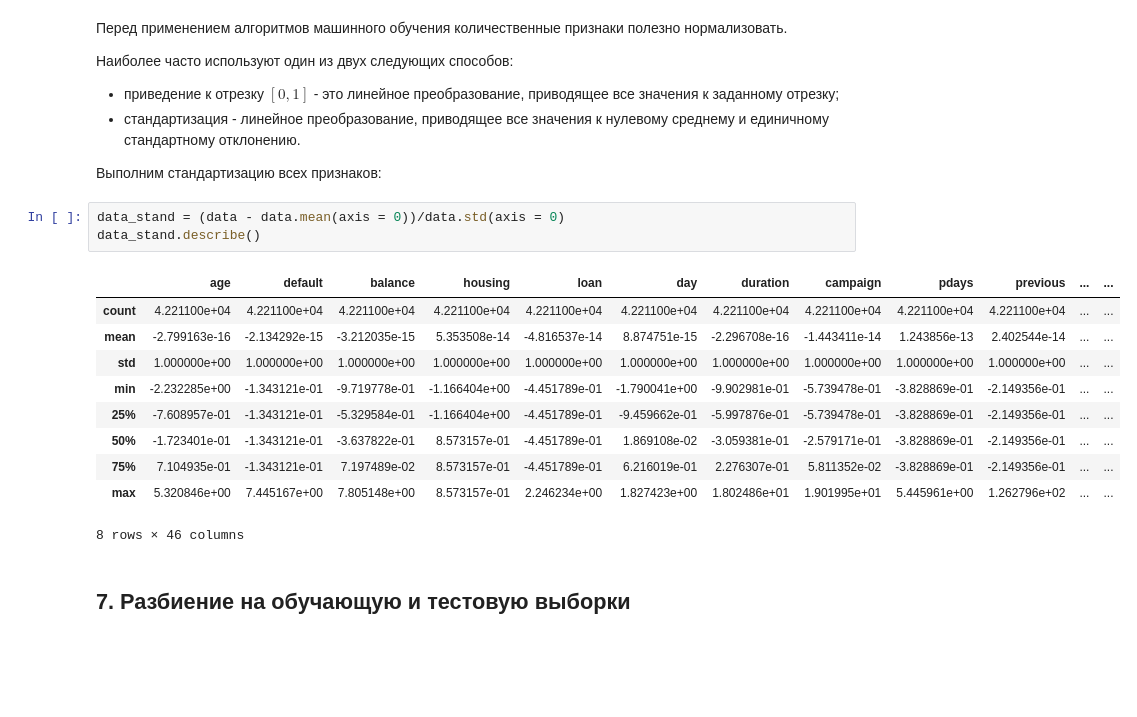
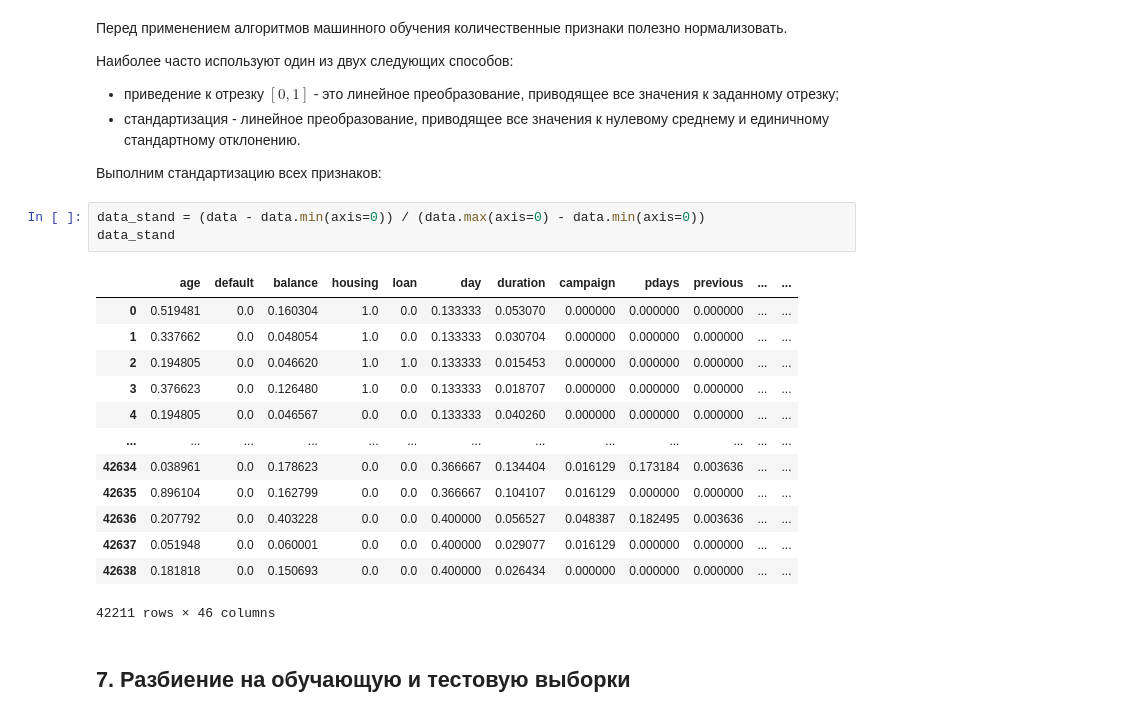
Before and after one commit to shekotilova-yuliya/machine-learning, a Jupyter notebook: bank_customers.ipynb, the cells around one changed output. Drawn from its saved outputs; the diff is of its cells as text; blank space fills up the shorter version.

```diff
--- a/bank_customers.ipynb
+++ b/bank_customers.ipynb
@@ -451,19 +451,22 @@ data = data.drop(['poutcome'], axis=1)
 
 Выполним стандартизацию всех признаков:
 # %%
-data_stand = (data - data.mean(axis = 0))/data.std(axis = 0)
-data_stand.describe()
+data_stand = (data - data.min(axis=0)) / (data.max(axis=0) - data.min(axis=0))
+data_stand
 # %% [output]
 |  | age | default | balance | housing | loan | day | duration | campaign | pdays | previous | ... | ... |
-| count | 4.221100e+04 | 4.221100e+04 | 4.221100e+04 | 4.221100e+04 | 4.221100e+04 | 4.221100e+04 | 4.221100e+04 | 4.221100e+04 | 4.221100e+04 | 4.221100e+04 | ... | ... |
-| mean | -2.799163e-16 | -2.134292e-15 | -3.212035e-15 | 5.353508e-14 | -4.816537e-14 | 8.874751e-15 | -2.296708e-16 | -1.443411e-14 | 1.243856e-13 | 2.402544e-14 | ... | ... |
-| std | 1.000000e+00 | 1.000000e+00 | 1.000000e+00 | 1.000000e+00 | 1.000000e+00 | 1.000000e+00 | 1.000000e+00 | 1.000000e+00 | 1.000000e+00 | 1.000000e+00 | ... | ... |
-| min | -2.232285e+00 | -1.343121e-01 | -9.719778e-01 | -1.166404e+00 | -4.451789e-01 | -1.790041e+00 | -9.902981e-01 | -5.739478e-01 | -3.828869e-01 | -2.149356e-01 | ... | ... |
-| 25% | -7.608957e-01 | -1.343121e-01 | -5.329584e-01 | -1.166404e+00 | -4.451789e-01 | -9.459662e-01 | -5.997876e-01 | -5.739478e-01 | -3.828869e-01 | -2.149356e-01 | ... | ... |
-| 50% | -1.723401e-01 | -1.343121e-01 | -3.637822e-01 | 8.573157e-01 | -4.451789e-01 | 1.869108e-02 | -3.059381e-01 | -2.579171e-01 | -3.828869e-01 | -2.149356e-01 | ... | ... |
-| 75% | 7.104935e-01 | -1.343121e-01 | 7.197489e-02 | 8.573157e-01 | -4.451789e-01 | 6.216019e-01 | 2.276307e-01 | 5.811352e-02 | -3.828869e-01 | -2.149356e-01 | ... | ... |
-| max | 5.320846e+00 | 7.445167e+00 | 7.805148e+00 | 8.573157e-01 | 2.246234e+00 | 1.827423e+00 | 1.802486e+01 | 1.901995e+01 | 5.445961e+00 | 1.262796e+02 | ... | ... |
+| 0 | 0.519481 | 0.0 | 0.160304 | 1.0 | 0.0 | 0.133333 | 0.053070 | 0.000000 | 0.000000 | 0.000000 | ... | ... |
+| 1 | 0.337662 | 0.0 | 0.048054 | 1.0 | 0.0 | 0.133333 | 0.030704 | 0.000000 | 0.000000 | 0.000000 | ... | ... |
+| 2 | 0.194805 | 0.0 | 0.046620 | 1.0 | 1.0 | 0.133333 | 0.015453 | 0.000000 | 0.000000 | 0.000000 | ... | ... |
+| 3 | 0.376623 | 0.0 | 0.126480 | 1.0 | 0.0 | 0.133333 | 0.018707 | 0.000000 | 0.000000 | 0.000000 | ... | ... |
+| 4 | 0.194805 | 0.0 | 0.046567 | 0.0 | 0.0 | 0.133333 | 0.040260 | 0.000000 | 0.000000 | 0.000000 | ... | ... |
+| ... | ... | ... | ... | ... | ... | ... | ... | ... | ... | ... | ... | ... |
+| 42634 | 0.038961 | 0.0 | 0.178623 | 0.0 | 0.0 | 0.366667 | 0.134404 | 0.016129 | 0.173184 | 0.003636 | ... | ... |
+| 42635 | 0.896104 | 0.0 | 0.162799 | 0.0 | 0.0 | 0.366667 | 0.104107 | 0.016129 | 0.000000 | 0.000000 | ... | ... |
+| 42636 | 0.207792 | 0.0 | 0.403228 | 0.0 | 0.0 | 0.400000 | 0.056527 | 0.048387 | 0.182495 | 0.003636 | ... | ... |
+| 42637 | 0.051948 | 0.0 | 0.060001 | 0.0 | 0.0 | 0.400000 | 0.029077 | 0.016129 | 0.000000 | 0.000000 | ... | ... |
+| 42638 | 0.181818 | 0.0 | 0.150693 | 0.0 | 0.0 | 0.400000 | 0.026434 | 0.000000 | 0.000000 | 0.000000 | ... | ... |
-8 rows × 46 columns
+42211 rows × 46 columns
 # %% [markdown]
 ## 7. Разбиение на обучающую и тестовую выборки
 # %% [markdown]
```
Also changed, not shown: parts of 16 cells of this notebook.
